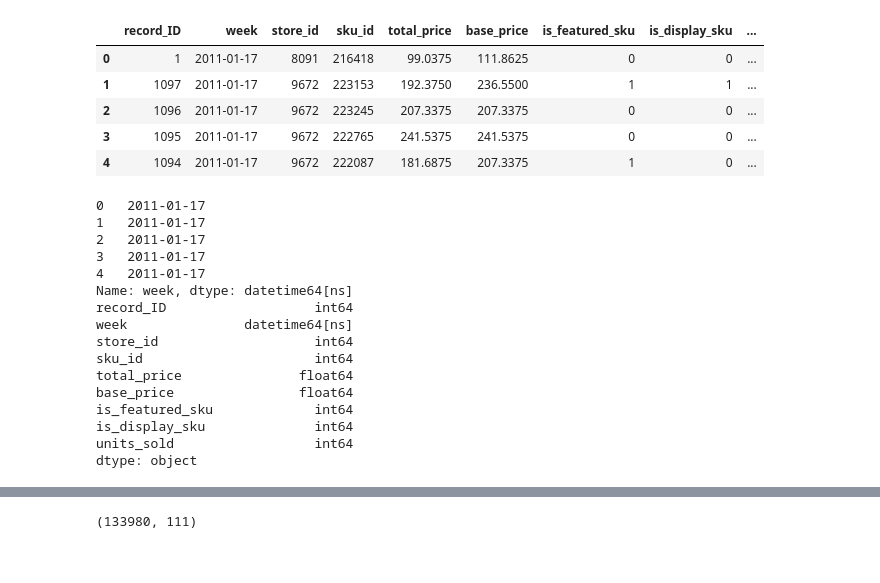
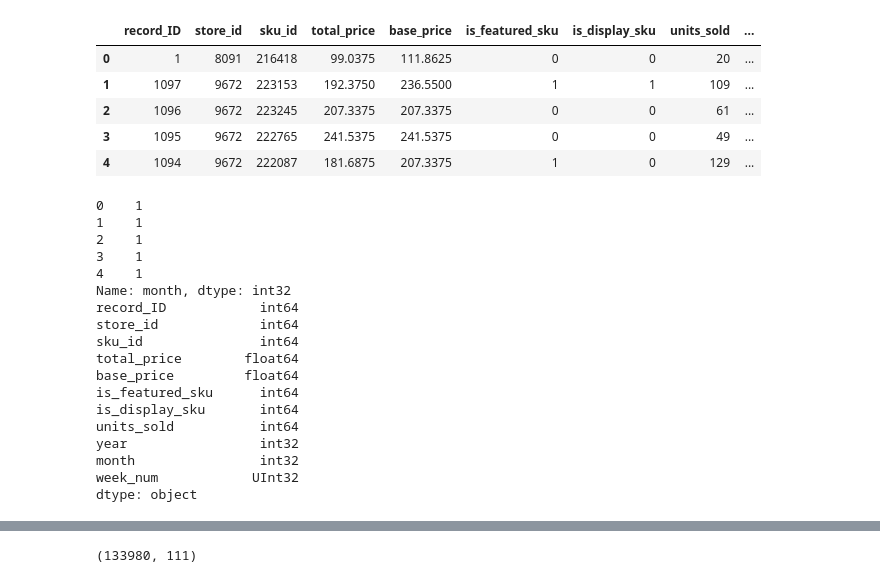
Before and after one commit to MarwaOB/HisDevcamp, a Jupyter notebook: notebooks/eda_and_model.ipynb, the cells around one changed output, grey strips where cells are left out. Cells and saved outputs as stored; diff of their text form; code cells hidden in the pictures.

```diff
--- a/notebooks/eda_and_model.ipynb
+++ b/notebooks/eda_and_model.ipynb
@@ -13,36 +13,45 @@ from .ai.utils import preprocess_data
 # %%
 # Cell 2: Load your dataset
+import pandas as pd
 
 df = pd.read_csv('../data/dataset_devcamp.csv')
 df['week'] = pd.to_datetime(df['week'], errors='coerce')
+# Convert 'week' to separate features: year, month, and week number
+df['year'] = df['week'].dt.year
+df['month'] = df['week'].dt.month
+df['week_num'] = df['week'].dt.isocalendar().week
+df.drop(['week'], axis=1, inplace=True)
+
 df.head()
 # %% [output]
-|  | record_ID | week | store_id | sku_id | total_price | base_price | is_featured_sku | is_display_sku | ... |
-| 0 | 1 | 2011-01-17 | 8091 | 216418 | 99.0375 | 111.8625 | 0 | 0 | ... |
-| 1 | 1097 | 2011-01-17 | 9672 | 223153 | 192.3750 | 236.5500 | 1 | 1 | ... |
-| 2 | 1096 | 2011-01-17 | 9672 | 223245 | 207.3375 | 207.3375 | 0 | 0 | ... |
-| 3 | 1095 | 2011-01-17 | 9672 | 222765 | 241.5375 | 241.5375 | 0 | 0 | ... |
-| 4 | 1094 | 2011-01-17 | 9672 | 222087 | 181.6875 | 207.3375 | 1 | 0 | ... |
+|  | record_ID | store_id | sku_id | total_price | base_price | is_featured_sku | is_display_sku | units_sold | ... |
+| 0 | 1 | 8091 | 216418 | 99.0375 | 111.8625 | 0 | 0 | 20 | ... |
+| 1 | 1097 | 9672 | 223153 | 192.3750 | 236.5500 | 1 | 1 | 109 | ... |
+| 2 | 1096 | 9672 | 223245 | 207.3375 | 207.3375 | 0 | 0 | 61 | ... |
+| 3 | 1095 | 9672 | 222765 | 241.5375 | 241.5375 | 0 | 0 | 49 | ... |
+| 4 | 1094 | 9672 | 222087 | 181.6875 | 207.3375 | 1 | 0 | 129 | ... |
 # %%
 # Check if conversion succeeded
-print(df['week'].head())
+print(df['month'].head())
 print(df.dtypes)
 # %% [output]
-0   2011-01-17
-1   2011-01-17
-2   2011-01-17
-3   2011-01-17
-4   2011-01-17
-Name: week, dtype: datetime64[ns]
-record_ID                   int64
-week               datetime64[ns]
-store_id                    int64
-sku_id                      int64
-total_price               float64
-base_price                float64
-is_featured_sku             int64
-is_display_sku              int64
-units_sold                  int64
+0    1
+1    1
+2    1
+3    1
+4    1
+Name: month, dtype: int32
+record_ID            int64
+store_id             int64
+sku_id               int64
+total_price        float64
+base_price         float64
+is_featured_sku      int64
+is_display_sku       int64
+units_sold           int64
+year                 int32
+month                int32
+week_num            UInt32
 dtype: object
 # %%
 # Check for nulls or basic stats
```
Also changed, not shown: parts of 13 cells of this notebook, 28 other files.
